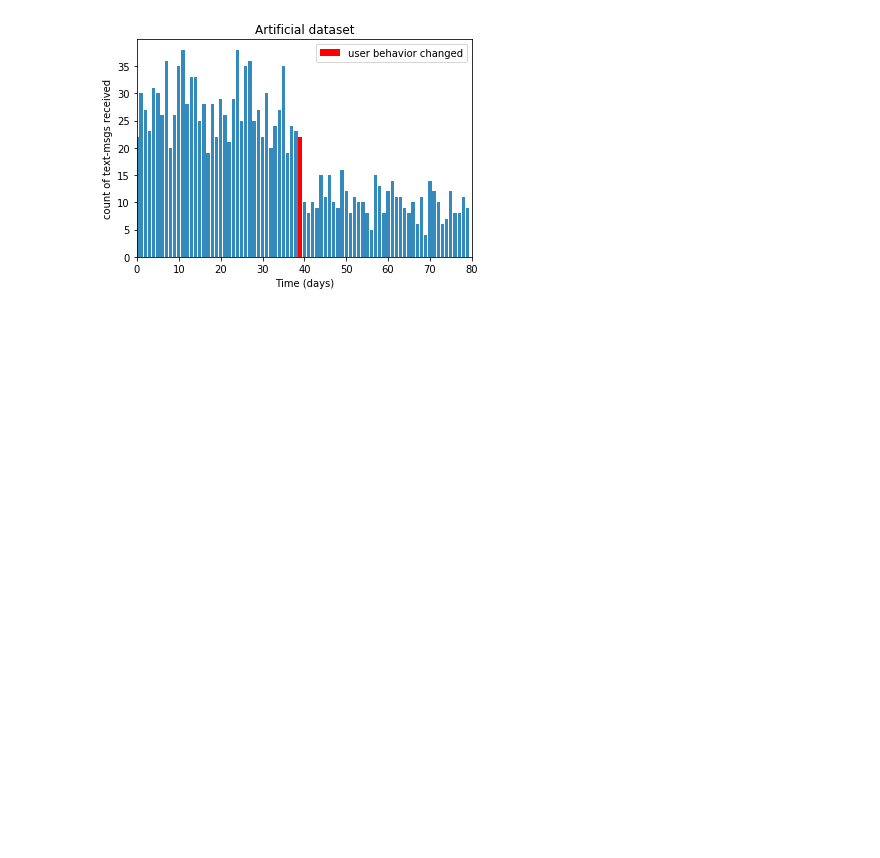
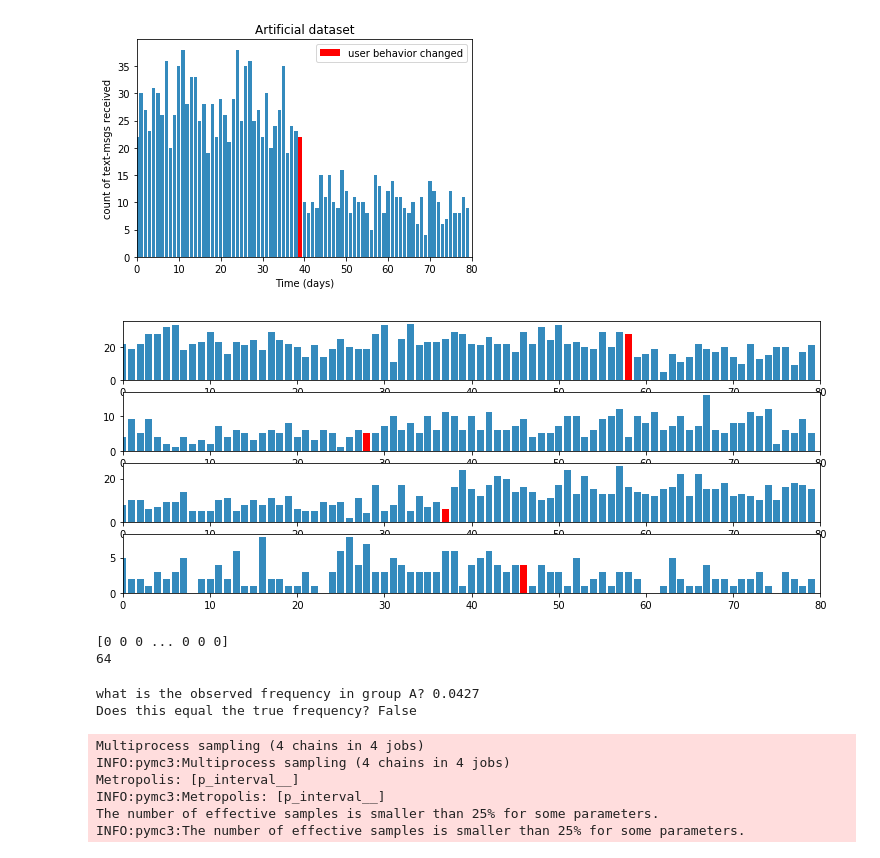
Before and after one commit to CLuiz/probabalistic_programming, a Jupyter notebook: ch2.ipynb, the cells around one changed output. Saved outputs shown, nothing was run; the diff lists cells and outputs as text; code cells hidden in the pictures; blank space fills up the shorter version.

```diff
--- a/ch2.ipynb
+++ b/ch2.ipynb
@@ -133,3 +133,20 @@ plt.legend()
 # %% [output]
 <matplotlib.legend.Legend at 0x...>
 [figure]
+# %%
+def plot_artificial_sms_dataset():
+    tau = stats.randint.rvs(0, 80)
+    alpha = 1/20
+    lambda_1, lambda_2 = stats.expon.rvs(scale=1/alpha, size=2)
+    data = np.r_[stats.poisson.rvs(mu=lambda_1, size=tau), stats.poisson.rvs(mu=lambda_2, size=80 - tau)]
+    plt.bar(np.arange(80), data, color='#348ABD')
+    plt.bar(tau-1, data[tau-1], color='r', label="user behavior changed")
+    plt.xlim(0, 80)
+
+figsize(12.5, 5)
+plt.title("More examples of artificial datasets")
+for i in range(4):
+    plt.subplot(4, 1, i+1)
+    plot_artificial_sms_dataset()
+# %% [output]
+[figure, added]
@@ -135,0 +158,35 @@ plt.legend()
+# %%
+# set constants
+p_true = .05  # remember that this is unknown
+N = 1500
+
+# sample N Bernoulli random variables from Ber(0.05)
+# each random variable has a .05 chance of being a 1
+# this is the data generation step
+occurrences = stats.bernoulli.rvs(p_true, size=N)
+
+print(occurrences)
+print(np.sum(occurrences))
+# %% [output]
+[0 0 0 ... 0 0 0]
+64
+# %%
+# occurences.mean is equal to n/N
+print("what is the observed frequency in group A? %.4f" % np.mean(occurrences))
+print("Does this equal the true frequency? %s" % (np.mean(occurences) == p_true))
+# %% [output]
+what is the observed frequency in group A? 0.0427
+Does this equal the true frequency? False
+# %%
+with model:
+    obs = pm.Bernoulli("obs", p, observed=occurrences)
+    step = pm.Metropolis()
+    trace = pm.sample(18000, step=step)
+    burned_trace = trace[1000:]
+# %% [output]
+Multiprocess sampling (4 chains in 4 jobs)
+INFO:pymc3:Multiprocess sampling (4 chains in 4 jobs)
+Metropolis: [p_interval__]
+INFO:pymc3:Metropolis: [p_interval__]
+The number of effective samples is smaller than 25% for some parameters.
+INFO:pymc3:The number of effective samples is smaller than 25% for some parameters.
```
Also changed, not shown: parts of 7 cells of this notebook.
